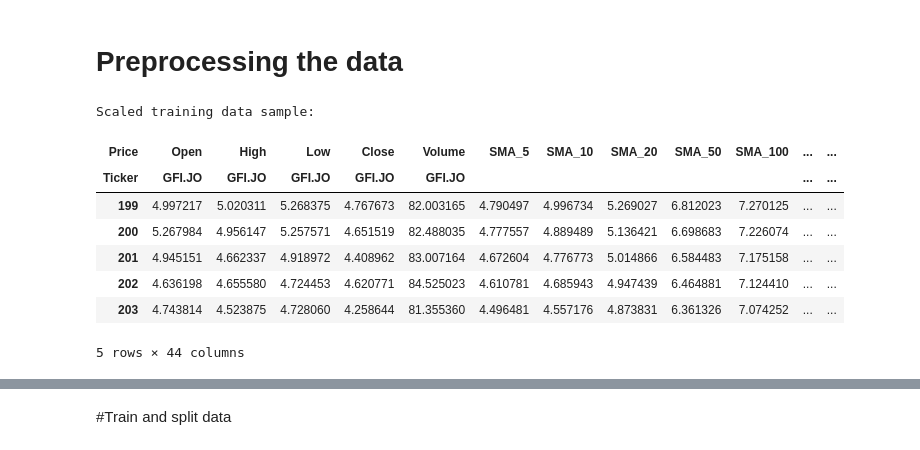
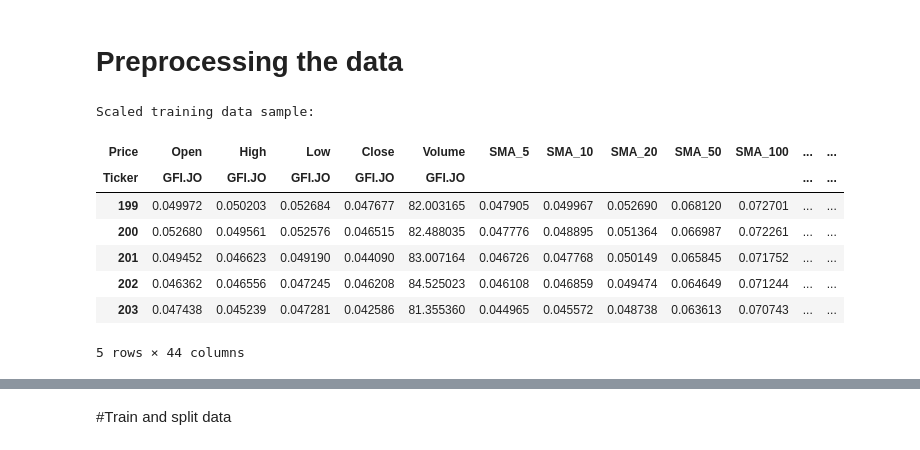
Before and after one commit to Deleon57/EDAR-Data, a Jupyter notebook: KNN222.ipynb, the cells around one changed output, grey strips where cells are left out. Drawn from its saved outputs; the diff is of its cells as text; code cells hidden in the pictures.

```diff
--- a/KNN222.ipynb
+++ b/KNN222.ipynb
@@ -139,47 +227,67 @@ relative_cols = [
 
 bounded_cols = ['RSI_14']   # already in 0–100
 
-# --- Copy data ---
+
 X_train_scaled = X_train_full.copy()
 X_test_scaled = X_test_full.copy()
 
-# --- 1. Prices & MAs -> MinMax 0–100 ---
-price_scaler = MinMaxScaler(feature_range=(0,100))
+#. Prices & MAs -> MinMax 0–100 ---
+price_scaler = MinMaxScaler(feature_range=(0,1))
 X_train_scaled[price_cols] = price_scaler.fit_transform(X_train_full[price_cols])
 X_test_scaled[price_cols] = price_scaler.transform(X_test_full[price_cols])
 
-# --- 2. Volume -> log + MinMax 0–100 ---
+#. Volume -> log + MinMax 0–100 ---
 X_train_scaled['Volume'] = np.log1p(X_train_full['Volume'])
 X_test_scaled['Volume'] = np.log1p(X_test_full['Volume'])
 
 vol_scaler = MinMaxScaler(feature_range=(0,100))
 X_train_scaled[['Volume']] = vol_scaler.fit_transform(X_train_scaled[['Volume']])
 X_test_scaled[['Volume']] = vol_scaler.transform(X_test_scaled[['Volume']])
 
-# --- 3. OBV (can be negative) -> MinMax directly ---
-obv_scaler = MinMaxScaler(feature_range=(0,100))
+# OBV (can be negative) -> MinMax directly ---
+obv_scaler = MinMaxScaler(feature_range=(0,1))
 X_train_scaled[['OBV']] = obv_scaler.fit_transform(X_train_full[['OBV']].values.reshape(-1,1))
 X_test_scaled[['OBV']] = obv_scaler.transform(X_test_full[['OBV']].values.reshape(-1,1))
 
 # --- 4. Relative cols -> MinMax 0–100 ---
 rel_scaler = MinMaxScaler(feature_range=(0,100))
 X_train_scaled[relative_cols] = rel_scaler.fit_transform(X_train_full[relative_cols])
 X_test_scaled[relative_cols] = rel_scaler.transform(X_test_full[relative_cols])
 
 # --- 5. RSI (already 0–100) left as-is ---
 X_train_scaled[bounded_cols] = X_train_full[bounded_cols]
 X_test_scaled[bounded_cols] = X_test_full[bounded_cols]
 
+# --- Extra groups ---
+close_lag_cols = ['Close_t-1','Close_t-2','Close_t-3','Close_t-4','Close_t-5']
+volume_lag_cols = ['Volume_t-1','Volume_t-2','Volume_t-3','Volume_t-4','Volume_t-5']
+rolling_cols = ['SMA_20']   # you can add others like rolling MAs if needed
+
+# --- Scale Close lags ---
+close_lag_scaler = MinMaxScaler(feature_range=(0,1))
+X_train_scaled[close_lag_cols] = close_lag_scaler.fit_transform(X_train_full[close_lag_cols])
+X_test_scaled[close_lag_cols]  = close_lag_scaler.transform(X_test_full[close_lag_cols])
+
+# --- Scale Volume lags ---
+volume_lag_scaler = MinMaxScaler(feature_range=(0,1))
+X_train_scaled[volume_lag_cols] = volume_lag_scaler.fit_transform(X_train_full[volume_lag_cols])
+X_test_scaled[volume_lag_cols]  = volume_lag_scaler.transform(X_test_full[volume_lag_cols])
+
+# --- Scale SMA_20 separately if needed ---
+roll_scaler = MinMaxScaler(feature_range=(0,1))
+X_train_scaled[rolling_cols] = roll_scaler.fit_transform(X_train_full[rolling_cols])
+X_test_scaled[rolling_cols]  = roll_scaler.transform(X_test_full[rolling_cols])
+
 # --- Preview ---
 print("Scaled training data sample:")
 display(X_train_scaled.head())
 # %% [output]
 Scaled training data sample:
 | Price | Open | High | Low | Close | Volume | SMA_5 | SMA_10 | SMA_20 | SMA_50 | SMA_100 | ... | ... |
 | Ticker | GFI.JO | GFI.JO | GFI.JO | GFI.JO | GFI.JO |  |  |  |  |  | ... | ... |
-| 199 | 4.997217 | 5.020311 | 5.268375 | 4.767673 | 82.003165 | 4.790497 | 4.996734 | 5.269027 | 6.812023 | 7.270125 | ... | ... |
-| 200 | 5.267984 | 4.956147 | 5.257571 | 4.651519 | 82.488035 | 4.777557 | 4.889489 | 5.136421 | 6.698683 | 7.226074 | ... | ... |
-| 201 | 4.945151 | 4.662337 | 4.918972 | 4.408962 | 83.007164 | 4.672604 | 4.776773 | 5.014866 | 6.584483 | 7.175158 | ... | ... |
-| 202 | 4.636198 | 4.655580 | 4.724453 | 4.620771 | 84.525023 | 4.610781 | 4.685943 | 4.947439 | 6.464881 | 7.124410 | ... | ... |
-| 203 | 4.743814 | 4.523875 | 4.728060 | 4.258644 | 81.355360 | 4.496481 | 4.557176 | 4.873831 | 6.361326 | 7.074252 | ... | ... |
+| 199 | 0.049972 | 0.050203 | 0.052684 | 0.047677 | 82.003165 | 0.047905 | 0.049967 | 0.052690 | 0.068120 | 0.072701 | ... | ... |
+| 200 | 0.052680 | 0.049561 | 0.052576 | 0.046515 | 82.488035 | 0.047776 | 0.048895 | 0.051364 | 0.066987 | 0.072261 | ... | ... |
+| 201 | 0.049452 | 0.046623 | 0.049190 | 0.044090 | 83.007164 | 0.046726 | 0.047768 | 0.050149 | 0.065845 | 0.071752 | ... | ... |
+| 202 | 0.046362 | 0.046556 | 0.047245 | 0.046208 | 84.525023 | 0.046108 | 0.046859 | 0.049474 | 0.064649 | 0.071244 | ... | ... |
+| 203 | 0.047438 | 0.045239 | 0.047281 | 0.042586 | 81.355360 | 0.044965 | 0.045572 | 0.048738 | 0.063613 | 0.070743 | ... | ... |
 5 rows × 44 columns
```
Also changed, not shown: parts of 10 cells of this notebook.
